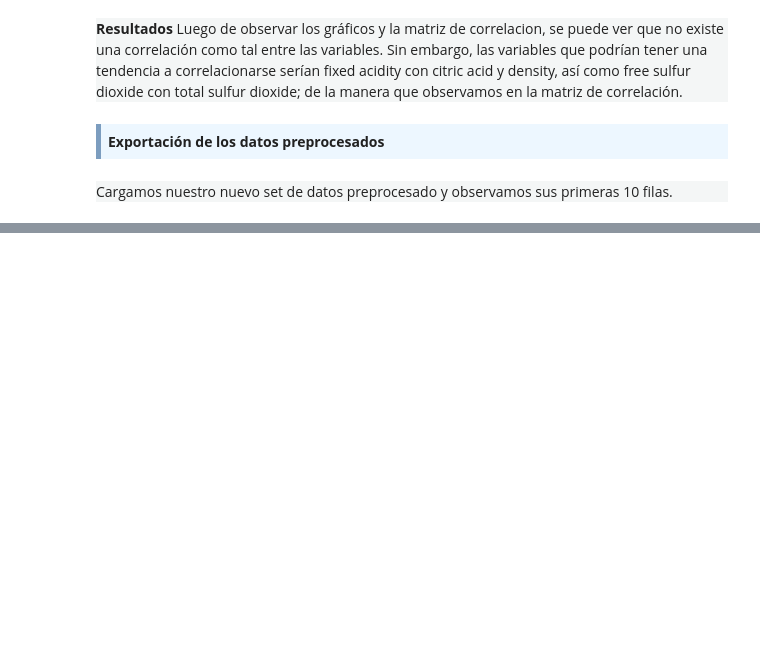
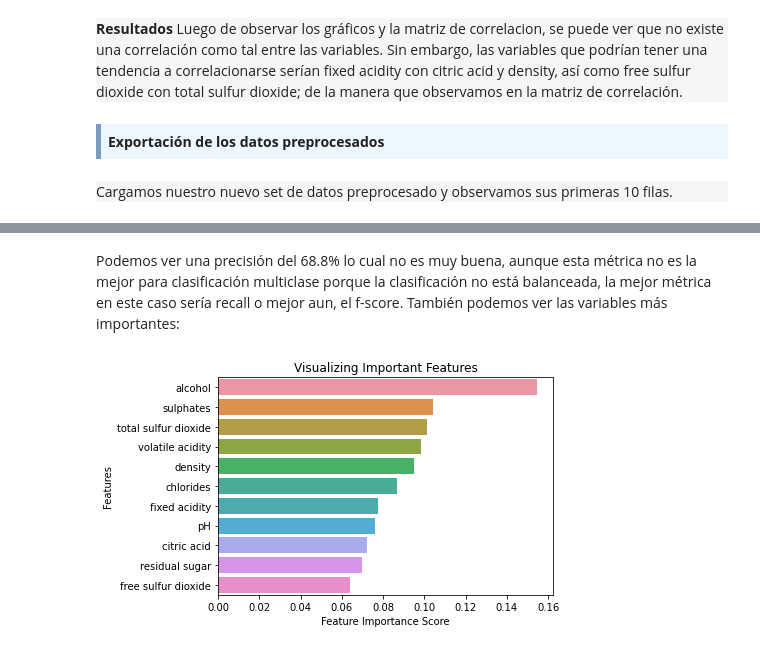
Before and after one commit to Liss-maritza/PEC2-CVD, a Jupyter notebook: PEC2-CVD.ipynb, the cells around one changed output, grey strips where cells are left out. Cells and saved outputs as stored; diff of their text form; code cells hidden in the pictures; blank space fills up the shorter version.

```diff
--- a/PEC2-CVD.ipynb
+++ b/PEC2-CVD.ipynb
@@ -669,0 +934,23 @@ wine.to_csv("winequality-red-clean.csv")
+# %%
+from sklearn.ensemble import RandomForestClassifier
+from sklearn.metrics import classification_report, confusion_matrix, accuracy_score, f1_score, precision_score
+
+X=wine.drop(['quality'], axis=1)# Features
+y=wine['quality']  # Labels
+
+# Split dataset into training set and test set
+X_train, X_test, y_train, y_test = train_test_split(X, y, test_size=0.3, random_state=42)
+
+rfc=RandomForestClassifier(n_estimators=100)
+
+#Train the model using the training sets
+rfc.fit(X_train,y_train)
+
+#Perform prediction on the test set
+y_pred=rfc.predict(X_test)
+
+print("Classification Report:",classification_report(y_test, y_pred))
+print("Confusion Metrics :",confusion_matrix(y_test, y_pred))
+print('F1 Score: ', f1_score(y_test, y_pred, average='micro'))
+print('Precision Score:', precision_score(y_test, y_pred, average="micro"))
+print("Accuracy: ", accuracy_score(y_test, y_pred))
@@ -669,0 +978,18 @@ wine.to_csv("winequality-red-clean.csv")
+# %% [markdown]
+Podemos ver una precisión del 68.8% lo cual no es muy buena, aunque esta métrica no es la mejor para clasificación multiclase porque la clasificación no está balanceada, la mejor métrica en este caso sería recall o mejor aun, el f-score.
+También podemos ver las variables más importantes:
+# %%
+importance = rfc.feature_importances_
+feature_imp = pd.Series(importance, index=X.columns).sort_values(ascending=False)
+feature_imp
+
+# Visualize the Importance Creating a bar plot
+sns.barplot(x=feature_imp, y=feature_imp.index)
+# Add labels to your graph
+plt.xlabel('Feature Importance Score')
+plt.ylabel('Features')
+plt.title("Visualizing Important Features")
+
+plt.show()
+# %% [output]
+[figure, added]
```
Also changed, not shown: parts of 38 cells of this notebook.
